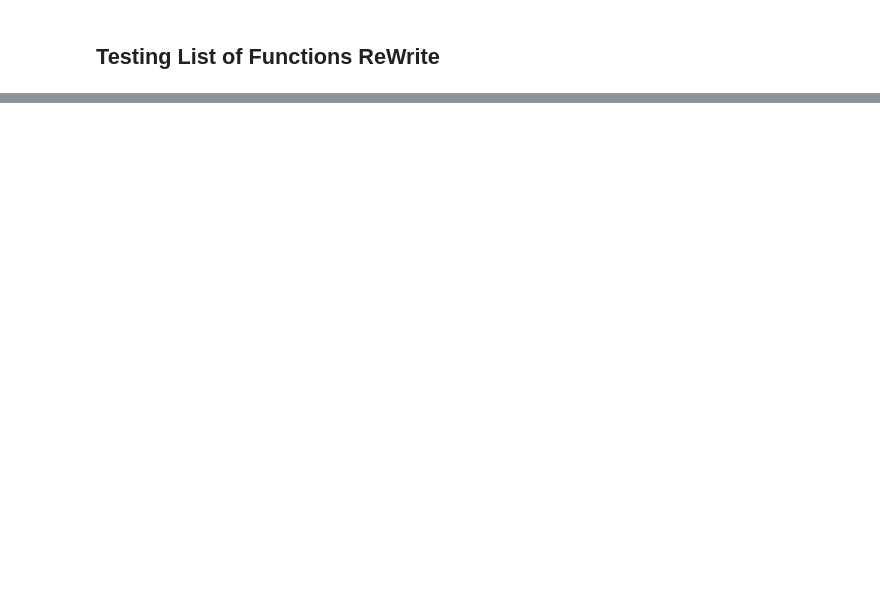
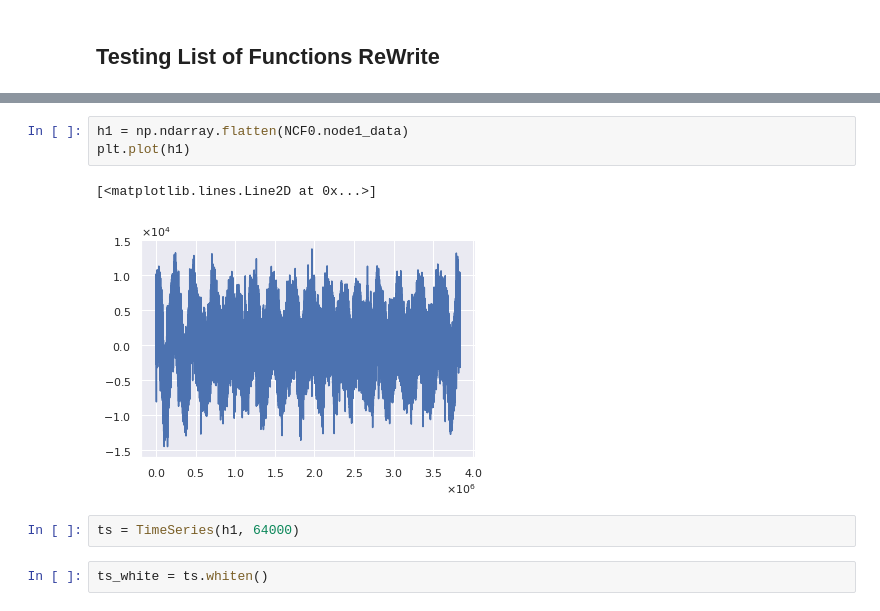
Before and after one commit to John-Ragland/Noise_Interferometry, a Jupyter notebook: Noise_Interferometry.ipynb, the cells around one changed output, grey strips where cells are left out. Drawn from its saved outputs; the diff is of its cells as text; blank space fills up the shorter version.

```diff
--- a/Noise_Interferometry.ipynb
+++ b/Noise_Interferometry.ipynb
@@ -115,0 +245,10 @@ KeyboardInterrupt:
+# %%
+h1 = np.ndarray.flatten(NCF0.node1_data)
+plt.plot(h1)
+# %% [output]
+[<matplotlib.lines.Line2D at 0x...>]
+[figure, added]
+# %%
+ts = TimeSeries(h1, 64000)
+# %%
+ts_white = ts.whiten()
```
Also changed, not shown: parts of 31 cells of this notebook, 3 other files.
